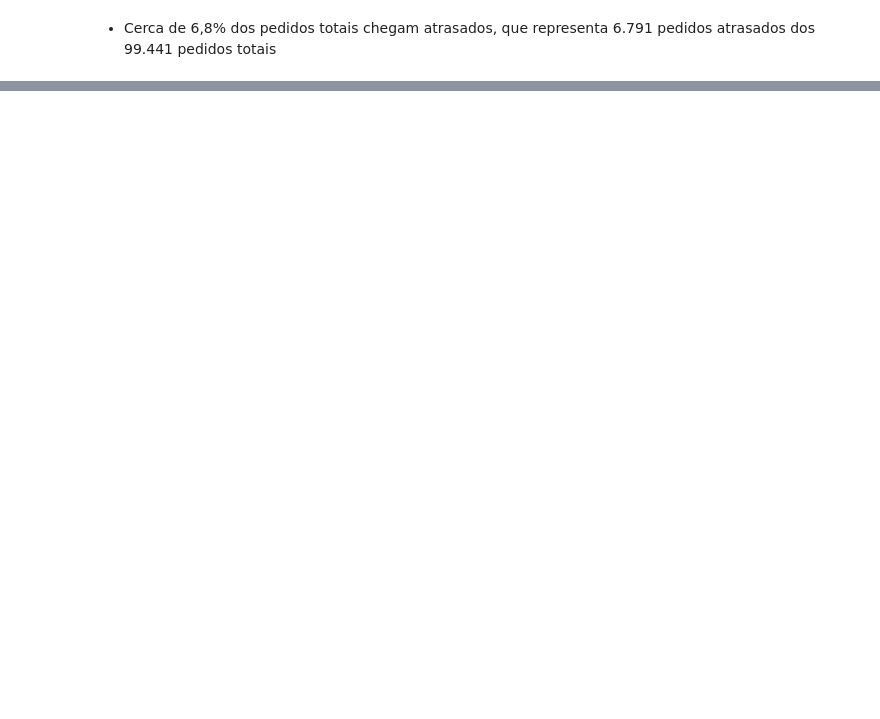
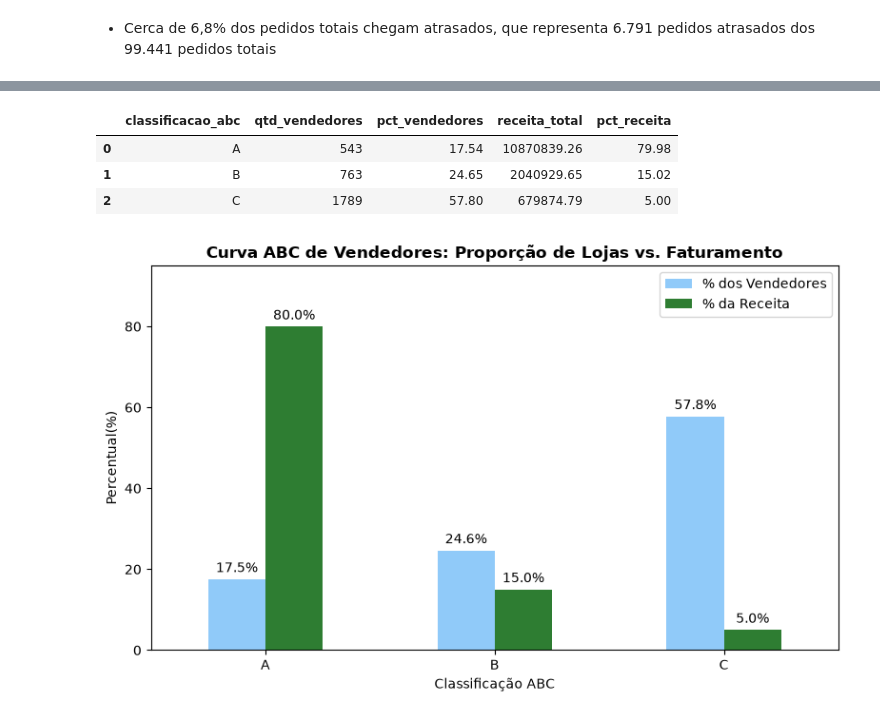
Before and after one commit to pedrohnh06/ecommerce-data-analytics, a Jupyter notebook: notebooks/01_exploracao.ipynb, the cells around one changed output, grey strips where cells are left out. Drawn from its saved outputs; the diff is of its cells as text; code cells hidden in the pictures; blank space fills up the shorter version.

Commit message:
feat: analise geografica de sellers e curva abc com principio de pareto

```diff
--- a/notebooks/01_exploracao.ipynb
+++ b/notebooks/01_exploracao.ipynb
@@ -363,0 +382,73 @@ plt.show()
+# %%
+sql = """
+WITH agrupamento_receita_vendedor AS (
+    SELECT
+        s.seller_id,
+        SUM(oi.price) AS receita_seller
+    FROM sellers s
+    JOIN order_items oi ON oi.seller_id = s.seller_id
+    GROUP BY s.seller_id
+),
+receita_percentual_acumulado AS (
+    SELECT
+        ag.seller_id,
+        ag.receita_seller,
+        SUM(ag.receita_seller) OVER (ORDER BY ag.receita_seller DESC) AS receita_acumulada,
+        ROUND(100.0 * SUM(ag.receita_seller) OVER (ORDER BY ag.receita_seller DESC) / SUM(ag.receita_seller) OVER (), 2) AS pct_acumulado
+    FROM agrupamento_receita_vendedor ag
+    ORDER BY pct_acumulado
+),
+tabela_classificacao_ABC AS (
+    SELECT
+        seller_id,
+        CASE
+            WHEN rpa.pct_acumulado <= 80
+            THEN 'A'
+
+            WHEN rpa.pct_acumulado <= 95
+            THEN 'B'
+
+            ELSE 'C'
+        END AS classificacao_ABC
+    FROM receita_percentual_acumulado rpa
+    ORDER BY classificacao_ABC ASC
+)
+SELECT
+    t.classificacao_ABC,
+    COUNT(*) AS qtd_vendedores,
+    ROUND(100.0 * COUNT(*) / SUM(COUNT(*)) OVER (), 2) AS pct_vendedores,
+    ROUND(SUM(ag.receita_seller), 2) AS receita_total,
+    ROUND(100.0 * SUM(receita_seller) / SUM(SUM(receita_seller)) OVER (), 2) AS pct_receita
+FROM tabela_classificacao_ABC t
+JOIN agrupamento_receita_vendedor ag ON ag.seller_id = t.seller_id
+GROUP BY t.classificacao_ABC
+ORDER BY t.classificacao_ABC ASC;
+"""
+
+df_curvaABC = pd.read_sql_query(sql, engine)
+df_curvaABC.head()
+# %% [output]
+|  | classificacao_abc | qtd_vendedores | pct_vendedores | receita_total | pct_receita |
+| 0 | A | 543 | 17.54 | 10870839.26 | 79.98 |
+| 1 | B | 763 | 24.65 | 2040929.65 | 15.02 |
+| 2 | C | 1789 | 57.80 | 679874.79 | 5.00 |
+# %%
+ax = df_curvaABC.plot.bar(
+    x='classificacao_abc',
+    y=['pct_vendedores', 'pct_receita'],
+    figsize=(8,5),
+    color=['#90caf9', '#2e7d32'],
+    rot=0
+)
+
+for container in ax.containers:
+    ax.bar_label(container, fmt='%.1f%%', padding=3)
+plt.title('Curva ABC de Vendedores: Proporção de Lojas vs. Faturamento', fontsize=12, fontweight='bold')
+plt.xlabel('Classificação ABC')
+plt.ylabel('Percentual(%)')
+plt.ylim(0, 95)
+plt.legend(['% dos Vendedores', '% da Receita'])
+plt.tight_layout()
+plt.show()
+# %% [output]
+[figure, added]
```
Also changed, not shown: parts of 12 cells of this notebook, 2 other files.
